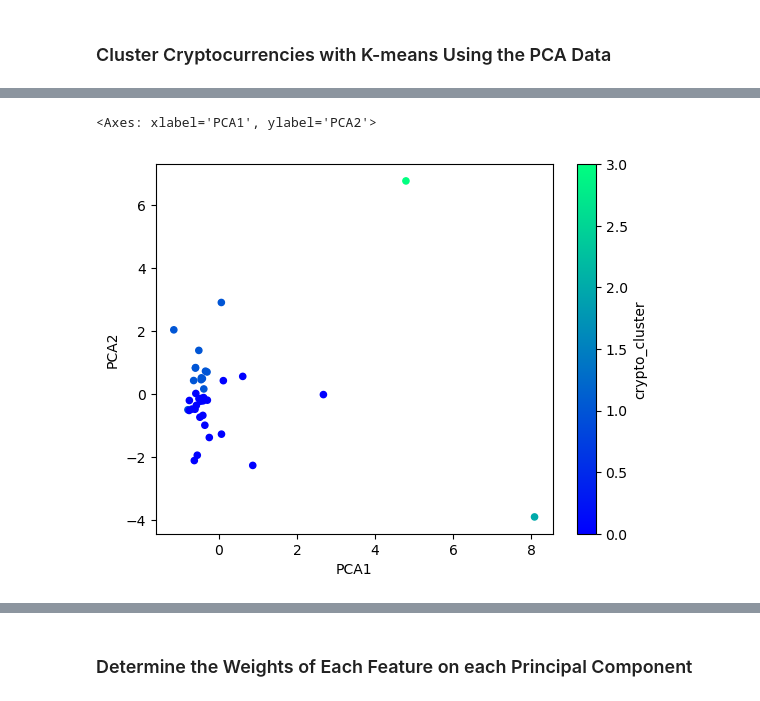
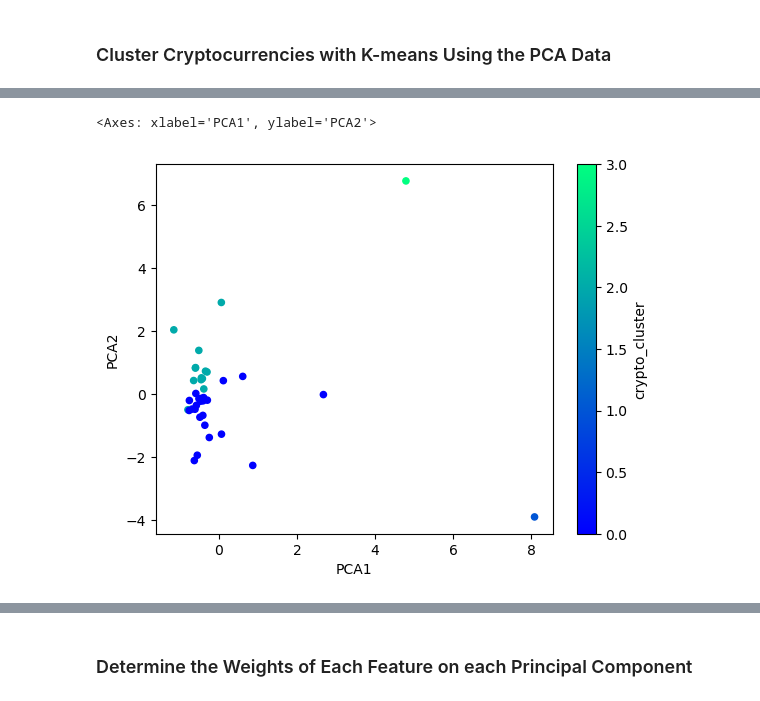
Before and after one commit to Larry-444/CryptoClustering, a Jupyter notebook: Crypto_Clustering.ipynb, the cells around one changed output, grey strips where cells are left out. Cells and saved outputs as stored; diff of their text form; code cells hidden in the pictures.

```diff
--- a/Crypto_Clustering.ipynb
+++ b/Crypto_Clustering.ipynb
@@ -276,5 +304,7 @@ array([0.3719856 , 0.34700813, 0.17603793])
 ### Cluster Cryptocurrencies with K-means Using the PCA Data
 # %%
 # Initialize the K-Means model using the best value for k
+model = KMeans(n_clusters=4, n_init='auto', random_state=0)
 # %%
 # Fit the K-Means model using the PCA data
+model.fit(scaled_data_pca_df)
@@ -281,5 +313,6 @@ array([0.3719856 , 0.34700813, 0.17603793])
 # %%
 # Predict the clusters to group the cryptocurrencies using the PCA data
-
+k_4 = model.predict(scaled_data_pca_df)
 
 # Print the resulting array of cluster values.
+k_4
@@ -286,11 +322,12 @@ array([0.3719856 , 0.34700813, 0.17603793])
 # %%
 # Create a copy of the DataFrame with the PCA data
-
+scaled_data_pca_predictions_df = scaled_data_pca_df.copy()
 
 # Add a new column to the DataFrame with the predicted clusters
-
+scaled_data_pca_predictions_df["crypto_cluster"] = k_4
 
 # Display sample data
+scaled_data_pca_predictions_df.head()
 # %% [output]
 |  | PCA1 | PCA2 | PCA3 | crypto_cluster |
 | coin_id |  |  |  |  |
@@ -302,5 +341,10 @@ array([0.3719856 , 0.34700813, 0.17603793])
 # %%
 # Create a scatter plot using hvPlot by setting `x="PCA1"` and `y="PCA2"`.
+scaled_data_pca_predictions_df.plot.scatter(
+    x="PCA1",
+    y="PCA2",
+    c="crypto_cluster",
+    colormap='winter')
 # %% [output]
 <Axes: xlabel='PCA1', ylabel='PCA2'>
-[figure, old version]
+[figure, new version]
```
Also changed, not shown: parts of 15 cells of this notebook, 1 other file.
